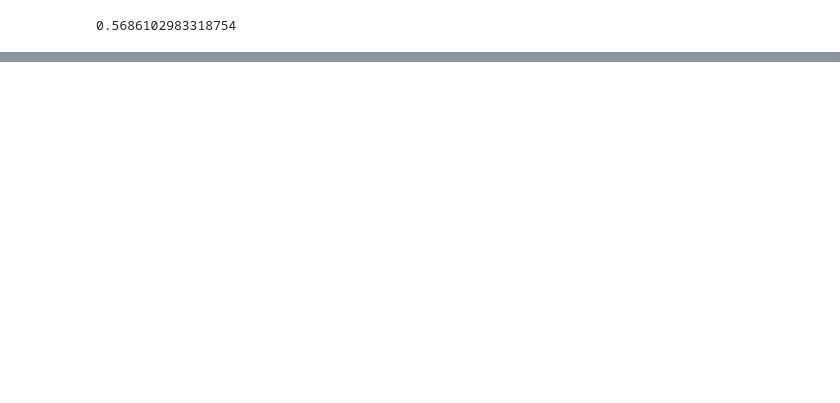
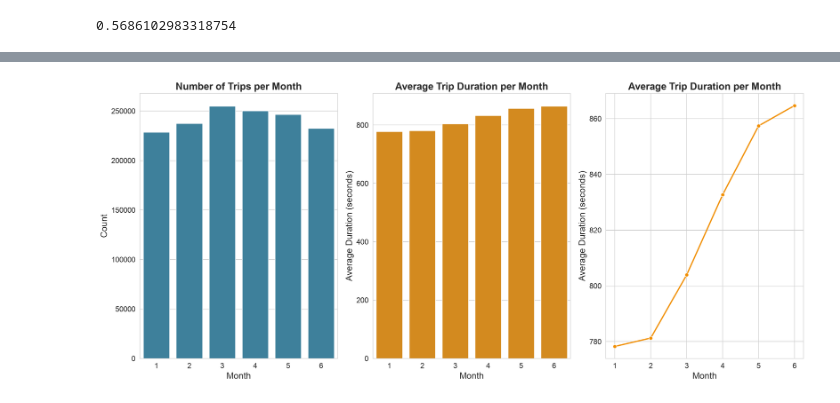
Before and after one commit to Ameddah-Mohamed/NYC-Taxi-Trip-Duration, a Jupyter notebook: main.ipynb, the cells around one changed output, grey strips where cells are left out. Saved outputs shown, nothing was run; the diff lists cells and outputs as text; code cells hidden in the pictures; blank space fills up the shorter version.

```diff
--- a/main.ipynb
+++ b/main.ipynb
@@ -199,0 +268,15 @@ plt.show()
+# %%
+import pandas as pd
+import numpy as np
+import matplotlib.pyplot as plt
+import seaborn as sns
+from math import radians, sin, cos, sqrt, asin
+
+# Set up seaborn style
+sns.set_style("whitegrid")
+sns.set_palette("husl")
+plt.rcParams['figure.figsize'] = (12, 8)
+plt.rcParams['font.size'] = 12
+plt.rcParams['axes.labelsize'] = 14
+plt.rcParams['axes.titlesize'] = 16
+plt.rcParams['legend.fontsize'] = 12
@@ -199,0 +379,31 @@ plt.show()
+# %%
+fig, axes = plt.subplots(1, 3, figsize=(16, 7))
+
+# --- Plot 1: Count of Trips per Month ---
+# Correct syntax: give it the raw df, and tell it the column names.
+sns.barplot(data=df, x='pickup_month', y='trip_duration',
+            ax=axes[0], estimator='size', color='#2E86AB', errorbar=None)
+axes[0].set_title('Number of Trips per Month', fontweight='bold')
+axes[0].set_xlabel('Month')
+axes[0].set_ylabel('Count')
+
+# --- Plot 2: Average Duration per Month ---
+# Correct syntax: change the estimator to 'mean'
+sns.barplot(data=df, x='pickup_month', y='trip_duration',
+            ax=axes[1], estimator='mean', color='#F18F01', errorbar=None)
+axes[1].set_title('Average Trip Duration per Month', fontweight='bold')
+axes[1].set_xlabel('Month')
+axes[1].set_ylabel('Average Duration (seconds)')
+
+# Replace the second bar plot with this:
+monthly_mean = df.groupby('pickup_month')['trip_duration'].mean().reset_index()
+sns.lineplot(data=monthly_mean, x='pickup_month', y='trip_duration',
+             ax=axes[2], marker='o', color='#F18F01', linewidth=2)
+axes[2].set_title('Average Trip Duration per Month', fontweight='bold')
+axes[2].set_xlabel('Month')
+axes[2].set_ylabel('Average Duration (seconds)')
+
+plt.tight_layout()
+plt.show()
+# %% [output]
+[figure, added]
```
Also changed, not shown: parts of 28 cells of this notebook.
